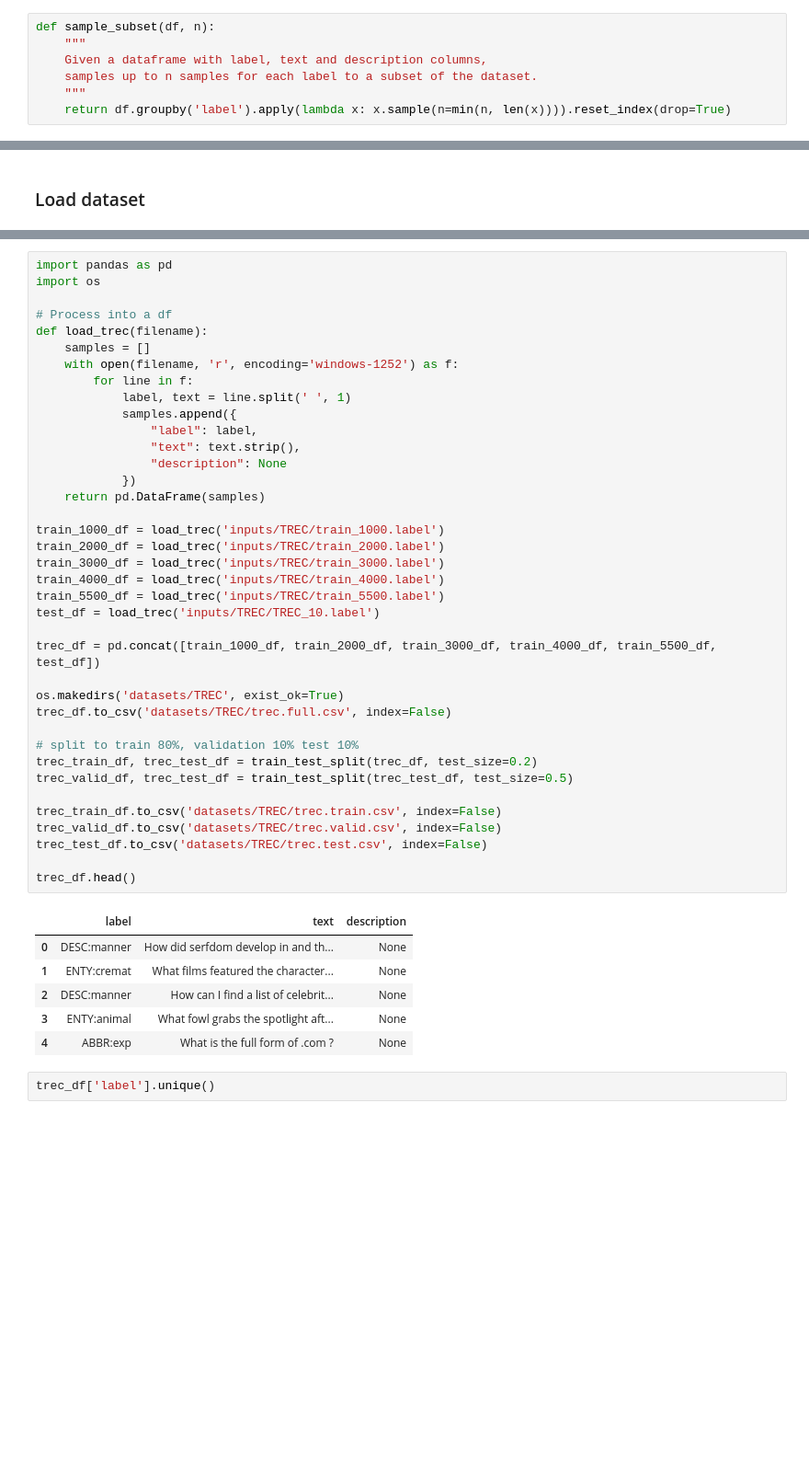
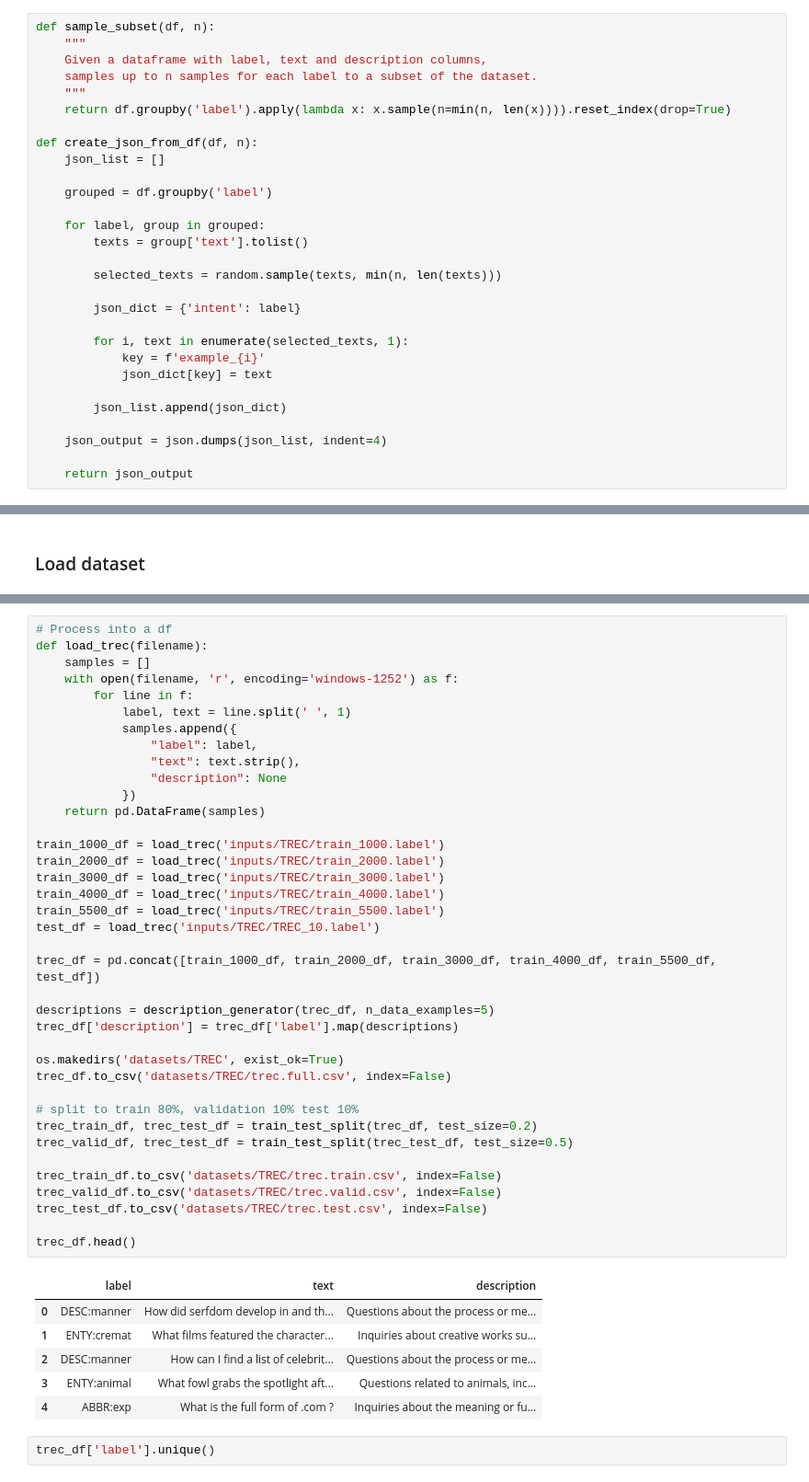
Before and after one commit to elephanti/NLPProject2024, a Jupyter notebook: Dataset_Processing.ipynb, the cells around one changed output, grey strips where cells are left out. Shown at 92% size. Cells and saved outputs as stored; diff of their text form; blank space fills up the shorter version.

Commit message:
added description generator and update datasets

```diff
--- a/Dataset_Processing.ipynb
+++ b/Dataset_Processing.ipynb
@@ -16,6 +24,28 @@ def sample_subset(df, n):
     samples up to n samples for each label to a subset of the dataset.
     """
     return df.groupby('label').apply(lambda x: x.sample(n=min(n, len(x)))).reset_index(drop=True)
+
+def create_json_from_df(df, n):
+    json_list = []
+
+    grouped = df.groupby('label')
+
+    for label, group in grouped:
+        texts = group['text'].tolist()
+
+        selected_texts = random.sample(texts, min(n, len(texts)))
+
+        json_dict = {'intent': label}
+
+        for i, text in enumerate(selected_texts, 1):
+            key = f'example_{i}'
+            json_dict[key] = text
+
+        json_list.append(json_dict)
+
+    json_output = json.dumps(json_list, indent=4)
+
+    return json_output
 # %% [markdown]
 ## ATIS
 # %% [markdown]
@@ -191,7 +239,4 @@ TREC_10.label       100%[===================>]  22.81K   123KB/s    in 0.2s
 # %%
-import pandas as pd
-import os
-
 # Process into a df
 def load_trec(filename):
     samples = []
@@ -201,38 +246,41 @@ def load_trec(filename):
             samples.append({
                 "label": label,
                 "text": text.strip(),
                 "description": None
             })
     return pd.DataFrame(samples)
 
 train_1000_df = load_trec('inputs/TREC/train_1000.label')
 train_2000_df = load_trec('inputs/TREC/train_2000.label')
 train_3000_df = load_trec('inputs/TREC/train_3000.label')
 train_4000_df = load_trec('inputs/TREC/train_4000.label')
 train_5500_df = load_trec('inputs/TREC/train_5500.label')
 test_df = load_trec('inputs/TREC/TREC_10.label')
 
 trec_df = pd.concat([train_1000_df, train_2000_df, train_3000_df, train_4000_df, train_5500_df, test_df])
 
+descriptions = description_generator(trec_df, n_data_examples=5)
+trec_df['description'] = trec_df['label'].map(descriptions)
+
 os.makedirs('datasets/TREC', exist_ok=True)
 trec_df.to_csv('datasets/TREC/trec.full.csv', index=False)
 
 # split to train 80%, validation 10% test 10%
 trec_train_df, trec_test_df = train_test_split(trec_df, test_size=0.2)
 trec_valid_df, trec_test_df = train_test_split(trec_test_df, test_size=0.5)
 
 trec_train_df.to_csv('datasets/TREC/trec.train.csv', index=False)
 trec_valid_df.to_csv('datasets/TREC/trec.valid.csv', index=False)
 trec_test_df.to_csv('datasets/TREC/trec.test.csv', index=False)
 
 trec_df.head()
 # %% [output]
 |  | label | text | description |
-| 0 | DESC:manner | How did serfdom develop in and th... | None |
-| 1 | ENTY:cremat | What films featured the character... | None |
-| 2 | DESC:manner | How can I find a list of celebrit... | None |
-| 3 | ENTY:animal | What fowl grabs the spotlight aft... | None |
-| 4 | ABBR:exp | What is the full form of .com ? | None |
+| 0 | DESC:manner | How did serfdom develop in and th... | Questions about the process or me... |
+| 1 | ENTY:cremat | What films featured the character... | Inquiries about creative works su... |
+| 2 | DESC:manner | How can I find a list of celebrit... | Questions about the process or me... |
+| 3 | ENTY:animal | What fowl grabs the spotlight aft... | Questions related to animals, inc... |
+| 4 | ABBR:exp | What is the full form of .com ? | Inquiries about the meaning or fu... |
 # %%
 trec_df['label'].unique()
 # %% [output]
```
Also changed, not shown: parts of 8 cells of this notebook, 58 other files.
